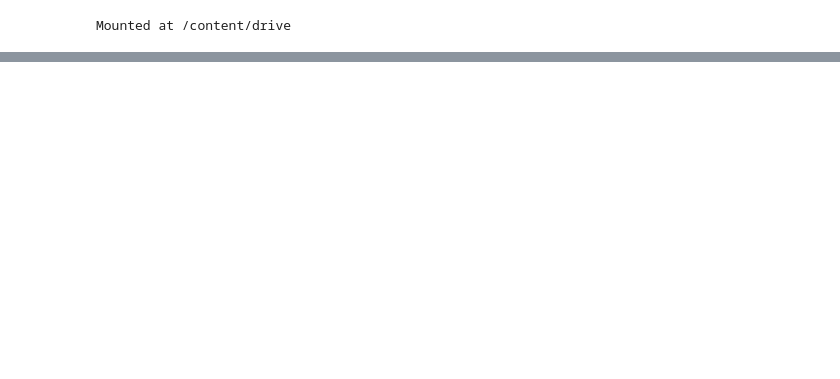
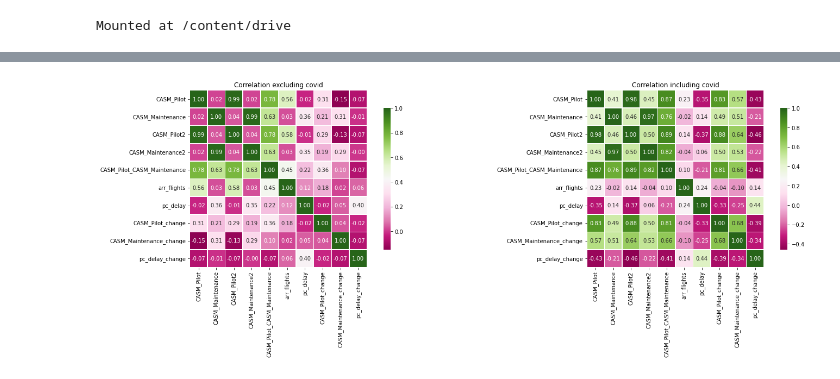
Before and after one commit to namithadeshpande/Airline-Project, a Jupyter notebook: Airline/Airline.ipynb, the cells around one changed output, grey strips where cells are left out. Saved outputs shown, nothing was run; the diff lists cells and outputs as text; code cells hidden in the pictures; blank space fills up the shorter version.

```diff
--- a/Airline/Airline.ipynb
+++ b/Airline/Airline.ipynb
@@ -187,0 +217,16 @@ plt.show()
+# %%
+df['pc_delay_change'] = df.groupby(['airline'])['pc_delay'].pct_change()
+df['CASM_Pilot_change'] = df.groupby(['airline'])['CASM_Pilot'].pct_change()
+df['CASM_Maintenance_change'] = df.groupby(['airline'])['CASM_Maintenance'].pct_change()
+# %%
+df['CASM_Pilot2'] = df['CASM_Pilot']**2
+df['CASM_Maintenance2'] = df['CASM_Maintenance']**2
+df['CASM_Pilot_CASM_Maintenance'] = df['CASM_Pilot'] * df['CASM_Maintenance']
+# %%
+df = df[['airline', 'year', 'CASM_Pilot', 'CASM_Maintenance', 'CASM_Pilot2', 'CASM_Maintenance2', 'CASM_Pilot_CASM_Maintenance', 'arr_flights' , 'pc_delay', 'CASM_Pilot_change', 'CASM_Maintenance_change', 'pc_delay_change']]
+# %%
+df_covid = df[(df['year'] >= 2006) & (df['year'] <= 2020)]
+df_pre_covid = df[(df['year'] >= 2005) & (df['year'] <= 2019)]
+# Creating panel data
+panel_covid = df_covid.set_index(["airline","year"])
+panel_pre_covid = df_pre_covid.set_index(["airline","year"])
@@ -187,0 +249,13 @@ plt.show()
+# %%
+corrmat = df_covid.drop(columns=['year','airline']).corr().round(2)
+corrmat_pre = df_pre_covid.drop(columns=['year','airline']).corr().round(2)
+plt.figure(figsize=(24, 6))
+plt.subplot(1,2,1)
+sns.heatmap(corrmat_pre,annot=True, square=True, fmt='.2f', cbar_kws={"shrink": .80}, linewidths=.5, cmap='PiYG')
+plt.title("Correlation excluding covid")
+plt.subplot(1,2,2)
+sns.heatmap(corrmat,annot=True, square=True, fmt='.2f', cbar_kws={"shrink": .80}, linewidths=.5, cmap='PiYG')
+plt.title("Correlation including covid")
+plt.show()
+# %% [output]
+[figure, added]
```
Also changed, not shown: parts of 60 cells of this notebook, 4 other files.
